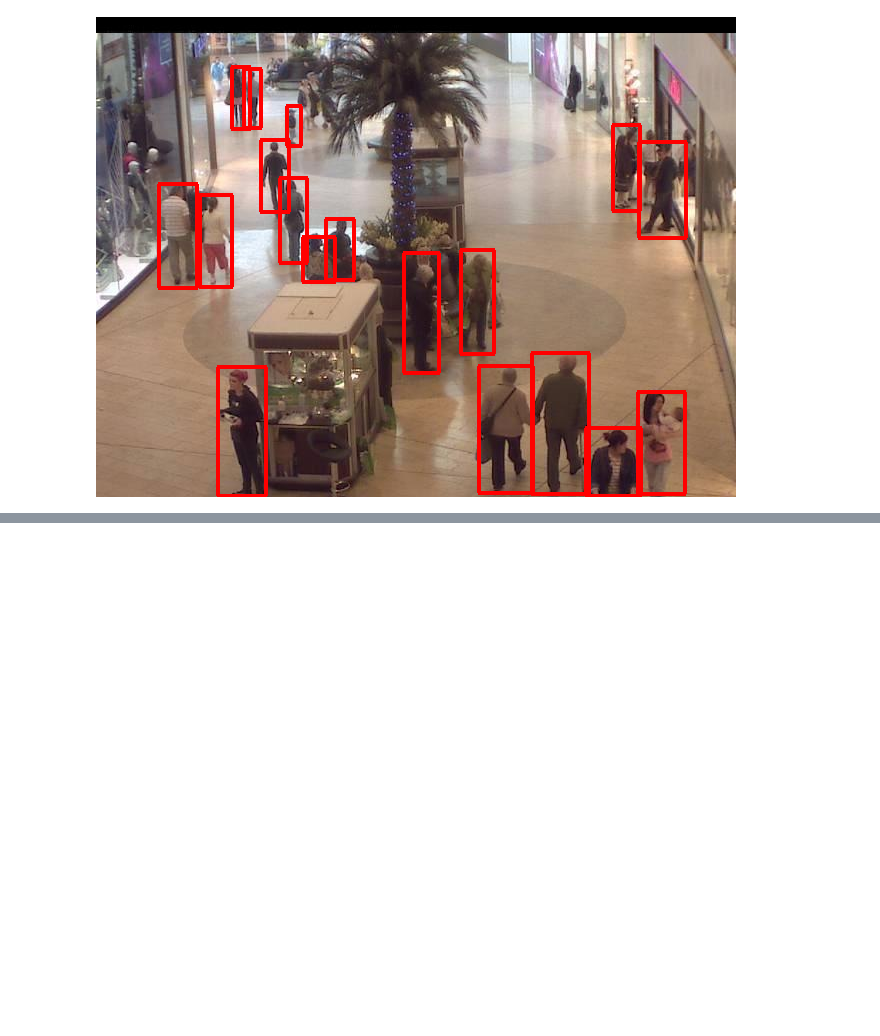
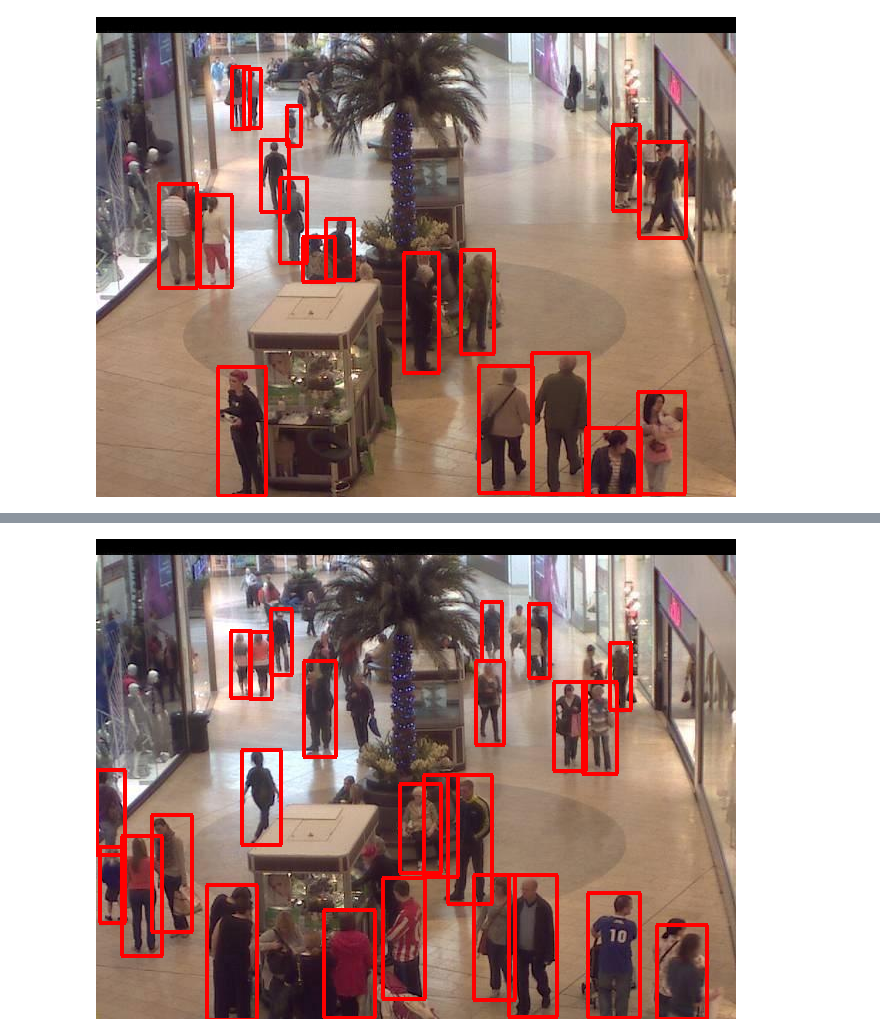
Before and after one commit to Ranadip213/Ranadip213, a Jupyter notebook: crowd.ipynb, the cells around one changed output, grey strips where cells are left out. Cells and saved outputs as stored; diff of their text form; code cells hidden in the pictures; blank space fills up the shorter version.

```diff
--- a/crowd.ipynb
+++ b/crowd.ipynb
@@ -198,0 +196,7 @@ NotFoundError: {{function_node __wrapped__ReadFile_device_/job:localhost/replica
+# %%
+# Test the model on a very crowded image.
+example_path = data.loc[data['count'] == data['count'].max(), 'path'].iloc[0]
+results = detect_objects(example_path, detector)
+draw_bboxes(example_path, results, threshold=0.25)
+# %% [output]
+[figure, added]
```
Also changed, not shown: parts of 15 cells of this notebook.
